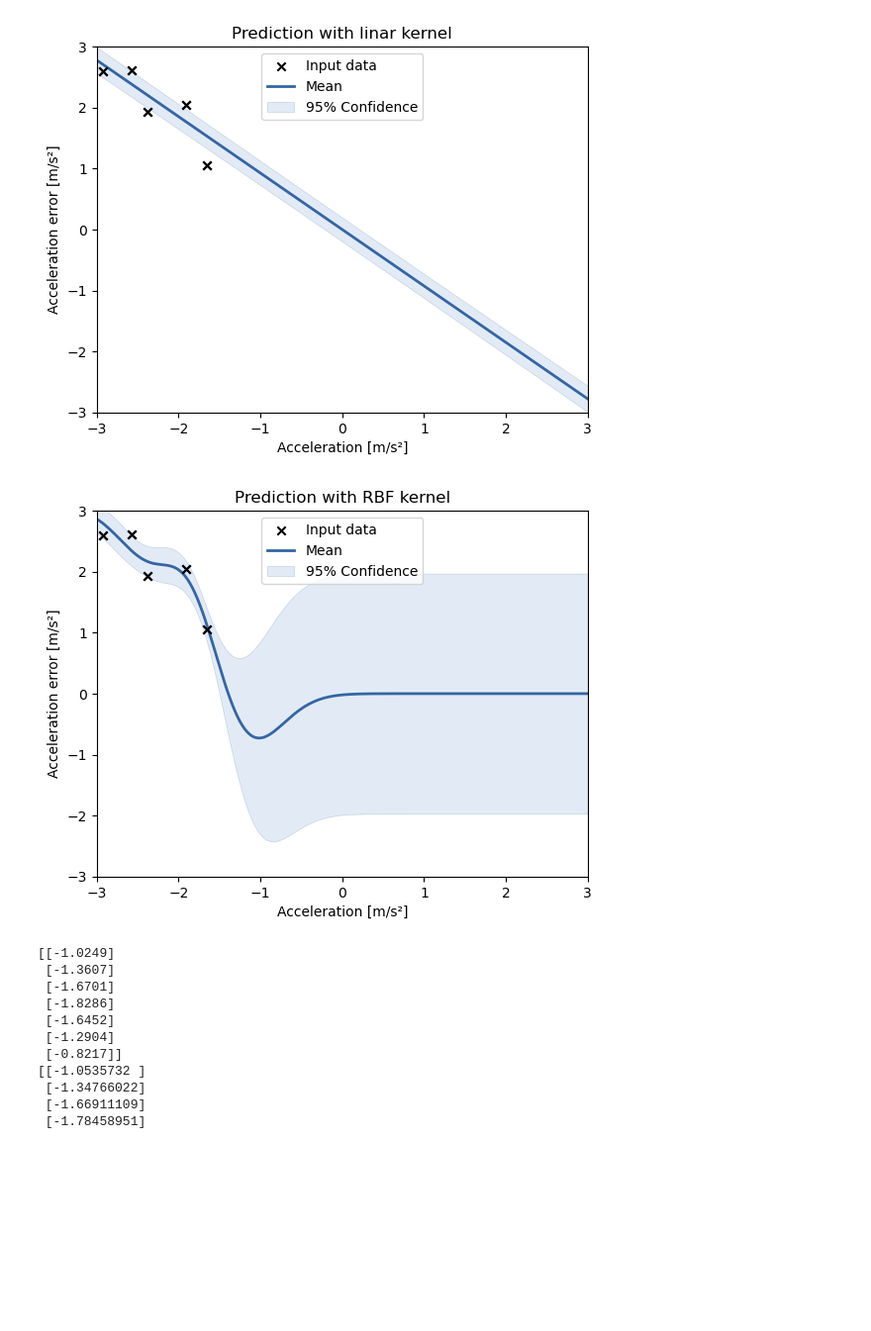
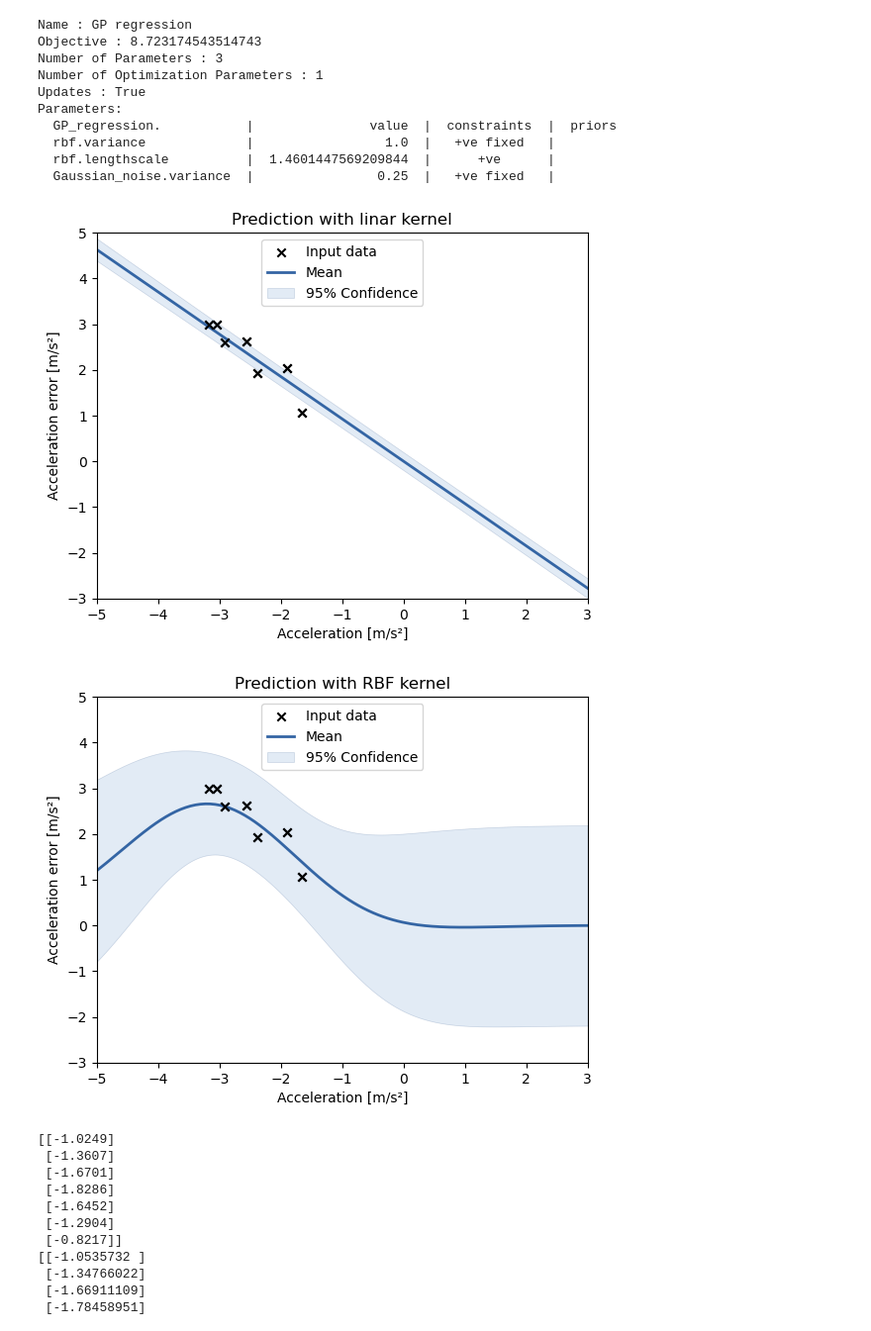
Before and after one commit to maxpape/drone_mt_ros2, a Jupyter notebook: ros/src/px4_ros_com/src/examples/offboard_py/gpy_performance_test.ipynb, the cells around one changed output. Shown: that part at 99% size. Cells and saved outputs as stored; diff of their text form; code cells hidden in the pictures; blank space fills up the shorter version.

```diff
--- a/ros/src/px4_ros_com/src/examples/offboard_py/gpy_performance_test.ipynb
+++ b/ros/src/px4_ros_com/src/examples/offboard_py/gpy_performance_test.ipynb
@@ -67,12 +180,13 @@ z = np.array([[-2.0446,  0.0364,  2.1148,  3.5023,  2.1776 , 3.0332],
 # for motor 0
 k2 = GPy.kern.Poly(input_dim=1, variance=0.1, order=2, scale=40, bias=135, active_dims=[0])
 k3 = GPy.kern.RBF(input_dim=1, variance=[1], active_dims=[0], lengthscale=0.3, ARD=True)
-
+k3.variance.fix()
+motor = 3
 
 def gp_poly(x_lim,y_lim):
 
     dim = 0
-    x1 = x[:,2].reshape(-1,1)
+    x1 = x[:,motor+2].reshape(-1,1)
     m2 = GPy.models.GPRegression(x1, y, k2)
     m2.Gaussian_noise.variance = 0.01
     m2.Gaussian_noise.variance.fix()
@@ -98,16 +212,16 @@ def gp_poly(x_lim,y_lim):
 def gp_rbf(x_lim,y_lim):
 
     dim = 0
-    x1 = x[:,2].reshape(-1,1)
+    x1 = x[:,motor+2].reshape(-1,1)
     m2 = GPy.models.GPRegression(x1, y, k3)
-    m2.Gaussian_noise.variance = 0.01
+    m2.Gaussian_noise.variance = 0.005
     m2.Gaussian_noise.variance.fix()
-    #m2.optimize(optimizer='scg', max_iters=1)
+    #m2.optimize(optimizer='scg', max_iters=100)
 
 
     mean, var = m2.predict(x1)
 
-
+    print(m2)
     fig, ax = plt.subplots()
 
     ax.set_xlabel('Force motor_0 [N]')
@@ -121,8 +235,8 @@ def gp_rbf(x_lim,y_lim):
     ax.set_ylim(y_lim)
     #fig.savefig('gp_m0_acc_rbf_kernel.pdf', format='pdf')
 
-x_lim = (0,7)
-y_lim = (-3,6)
+x_lim = (np.min(x),np.max(x))
+y_lim = (np.min(y)-1,np.max(y)+1)
 gp_poly(x_lim,y_lim)
 gp_rbf(x_lim,y_lim)
 
@@ -133,8 +257,8 @@ gp_rbf(x_lim,y_lim)
 # %%
 # for velocity
 k2 = GPy.kern.Poly(input_dim=1, variance=0.1, order=2, scale=40, bias=135, active_dims=[0])
-k3 = GPy.kern.RBF(input_dim=1, variance=[1], active_dims=[0], lengthscale=0.18, ARD=True)
-
+k3 = GPy.kern.RBF(input_dim=1, variance=[1], active_dims=[0], lengthscale=0.4, ARD=True)
+k3.variance.fix()
 
 def gp_poly(x_lim,y_lim):
 
@@ -167,13 +291,13 @@ def gp_rbf(x_lim,y_lim):
     dim = 0
     x1 = x[:,1].reshape(-1,1)
     m2 = GPy.models.GPRegression(x1, y, k3)
-    m2.Gaussian_noise.variance = 0.01
+    m2.Gaussian_noise.variance = 0.1
     m2.Gaussian_noise.variance.fix()
-    #m2.optimize(optimizer='scg', max_iters=1)
+    m2.optimize(optimizer='scg', max_iters=100)
 
 
     mean, var = m2.predict(x1)
-
+    print(m2)
 
     fig, ax = plt.subplots()
 
@@ -188,8 +312,8 @@ def gp_rbf(x_lim,y_lim):
     ax.set_ylim(y_lim)
     #fig.savefig('gp_vel_acc_rbf_kernel.pdf', format='pdf')
 
-x_lim = (-3,3)
-y_lim = (-3,6)
+x_lim = (-1,1)
+y_lim = (-3,3)
 gp_poly(x_lim,y_lim)
 gp_rbf(x_lim,y_lim)
 
@@ -200,8 +334,8 @@ gp_rbf(x_lim,y_lim)
 # %%
 # for acceleration
 k2 = GPy.kern.Linear(input_dim= 1)
-k3 = GPy.kern.RBF(input_dim=1, variance=[1], active_dims=[0], lengthscale=0.5, ARD=True)
-
+k3 = GPy.kern.RBF(input_dim=1, variance=[1], active_dims=[0], lengthscale=1, ARD=True)
+k3.variance.fix()
 
 def gp_lin(x_lim,y_lim):
 
@@ -228,40 +362,50 @@ def gp_lin(x_lim,y_lim):
     ax.set_title('Prediction with linar kernel')
     ax.set_ylim(y_lim)
     #fig.savefig('gp_acc_acc_linear_kernel.pdf', format='pdf',bbox_inches='tight',pad_inches=0)
 
 def gp_rbf(x_lim,y_lim):
 
     dim = 0
     x1 = x[:,0].reshape(-1,1)
     m2 = GPy.models.GPRegression(x1, y, k3)
-    m2.Gaussian_noise.variance = 0.01
+    m2.Gaussian_noise.variance = 0.25
     m2.Gaussian_noise.variance.fix()
-    #m2.optimize(optimizer='scg', max_iters=1)
+    m2.optimize(optimizer='scg', max_iters=100)
 
-
+    print(m2)
     mean, var = m2.predict(x1)
 
 
     fig, ax = plt.subplots()
 
     ax.set_xlabel('Acceleration [m/s²]')
     ax.set_ylabel('Acceleration error [m/s²]')
 
     vis_dim = 0
     m2.plot(ax=ax, plot_limits=x_lim, zorder=2, visible_dims=[vis_dim])
     m2.plot_data(ax=ax, zorder=10, visible_dims=[vis_dim])
     ax.legend(['Input data', 'Mean', '95% Confidence'], loc='upper center')
     ax.set_title('Prediction with RBF kernel')
     ax.set_ylim(y_lim)
     #fig.savefig('gp_acc_acc_rbf_kernel.pdf', format='pdf',bbox_inches='tight',pad_inches=0)
 
-x_lim = (-3,3)
-y_lim = (-3,3)
+x_lim = (-5,3)
+y_lim = (-3,5)
 gp_lin(x_lim,y_lim)
 gp_rbf(x_lim,y_lim)
 # %% [output]
+Name : GP regression
+Objective : 8.723174543514743
+Number of Parameters : 3
+Number of Optimization Parameters : 1
+Updates : True
+Parameters:
+  GP_regression.           |               value  |  constraints  |  priors
+  rbf.variance             |                 1.0  |   +ve fixed   |
+  rbf.lengthscale          |  1.4601447569209844  |      +ve      |
+  Gaussian_noise.variance  |                0.25  |   +ve fixed   |
-[figure, old version]
+[figure, new version]
-[figure, old version]
+[figure, new version]
 # %%
 k1 = GPy.kern.Linear(input_dim= 1, active_dims=[0])
 k2 = GPy.kern.Poly(input_dim=1, variance=1, order=2, scale=40, bias=135, active_dims=[1])
```
Also changed, not shown: parts of 7 cells of this notebook, 4 other files.
